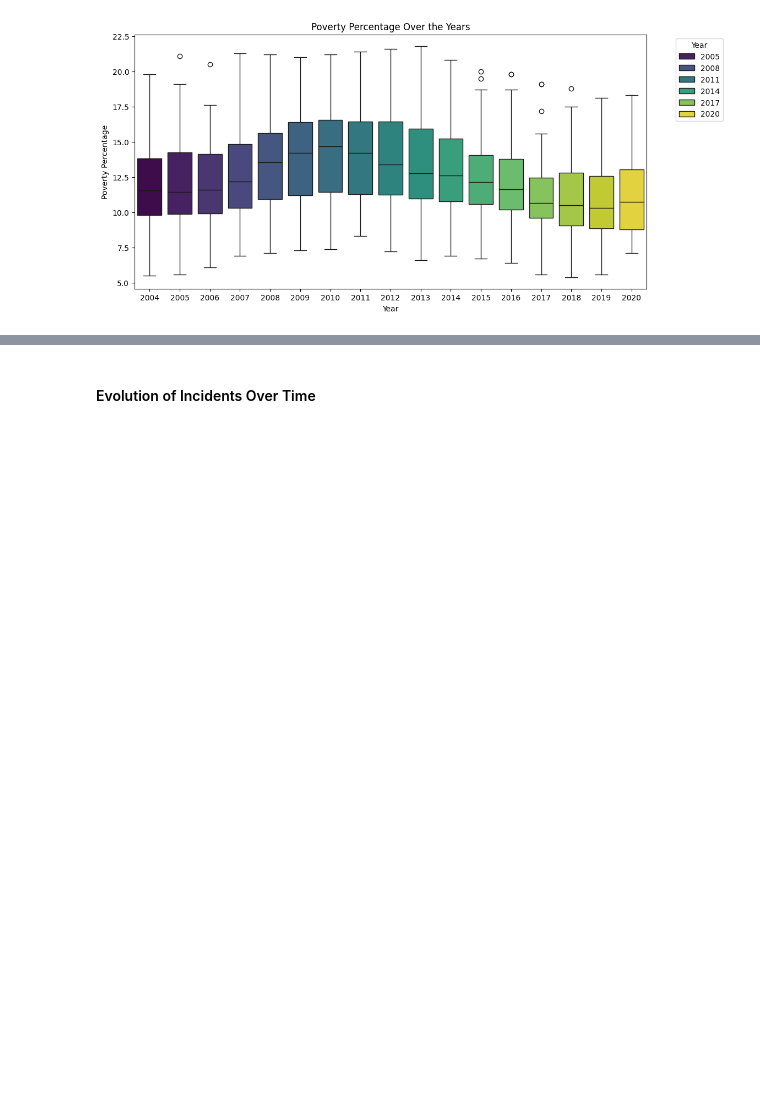
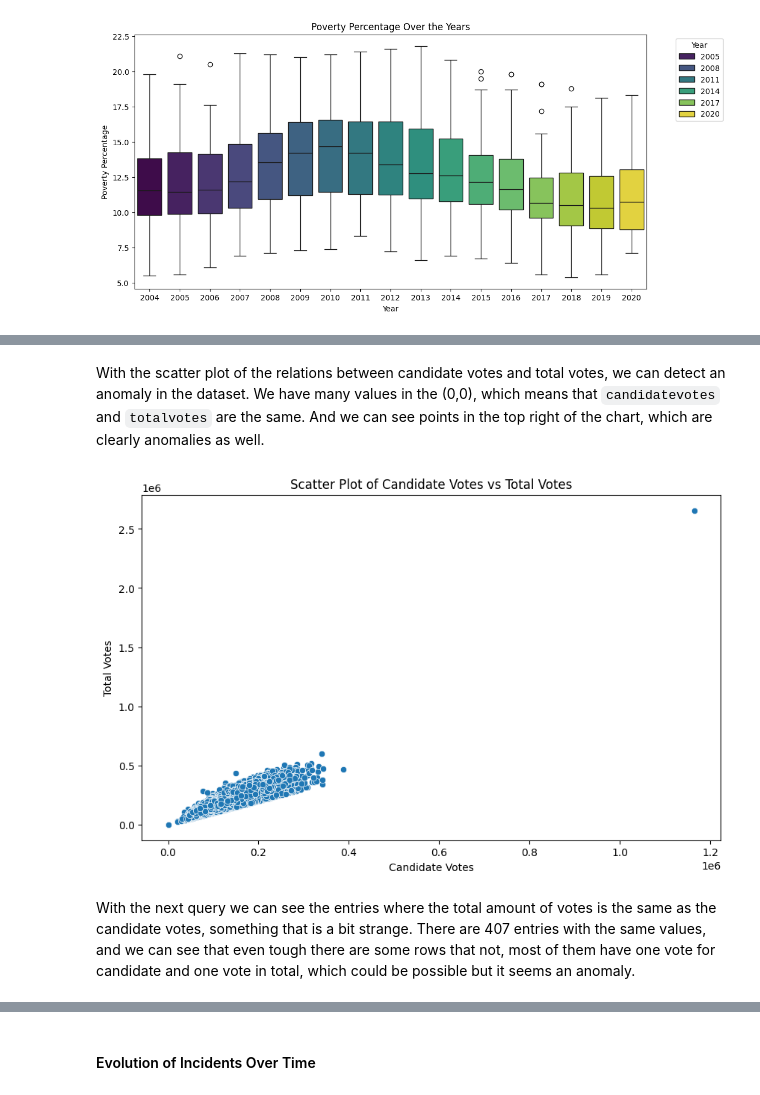
Before and after one commit to Marc2910llv/Gun-Incidents-In-USA-DataMining, a Jupyter notebook: Data_Mining_Project.ipynb, the cells around one changed output, grey strips where cells are left out. Cells and saved outputs as stored; diff of their text form; code cells hidden in the pictures; blank space fills up the shorter version.

```diff
--- a/Data_Mining_Project.ipynb
+++ b/Data_Mining_Project.ipynb
@@ -406,0 +408,13 @@ NameError: name 'winsorize' is not defined
+# %% [markdown]
+With the scatter plot of the relations between candidate votes and total votes, we can detect an anomaly in the dataset. We have many values in the (0,0), which means that `candidatevotes` and `totalvotes` are the same. And we can see points in the top right of the chart, which are clearly anomalies as well.
+# %%
+plt.figure(figsize=(10, 6))
+sns.scatterplot(x='candidatevotes', y='totalvotes', data=ysdh_dataset)
+plt.title('Scatter Plot of Candidate Votes vs Total Votes')
+plt.xlabel('Candidate Votes')
+plt.ylabel('Total Votes')
+plt.show()
+# %% [output]
+[figure, added]
+# %% [markdown]
+With the next query we can see the entries where the total amount of votes is the same as the candidate votes, something that is a bit strange. There are 407 entries with the same values, and we can see that even tough there are some rows that not, most of them have one vote for candidate and one vote in total, which could be possible but it seems an anomaly.
```
Also changed, not shown: parts of 34 cells of this notebook.
